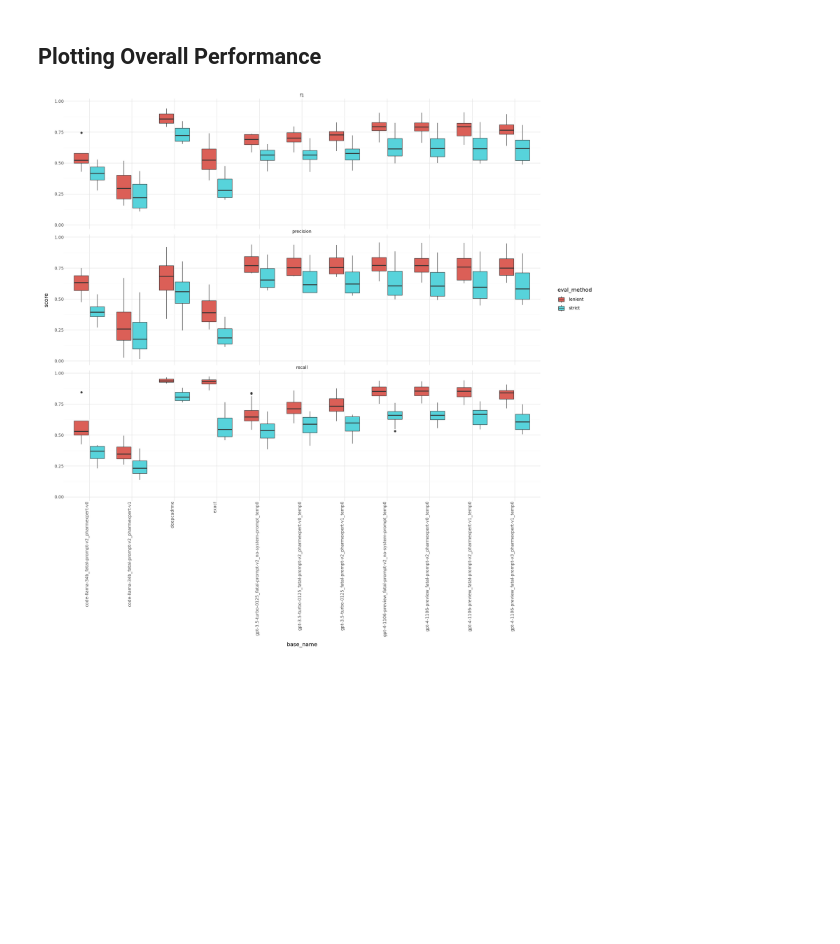
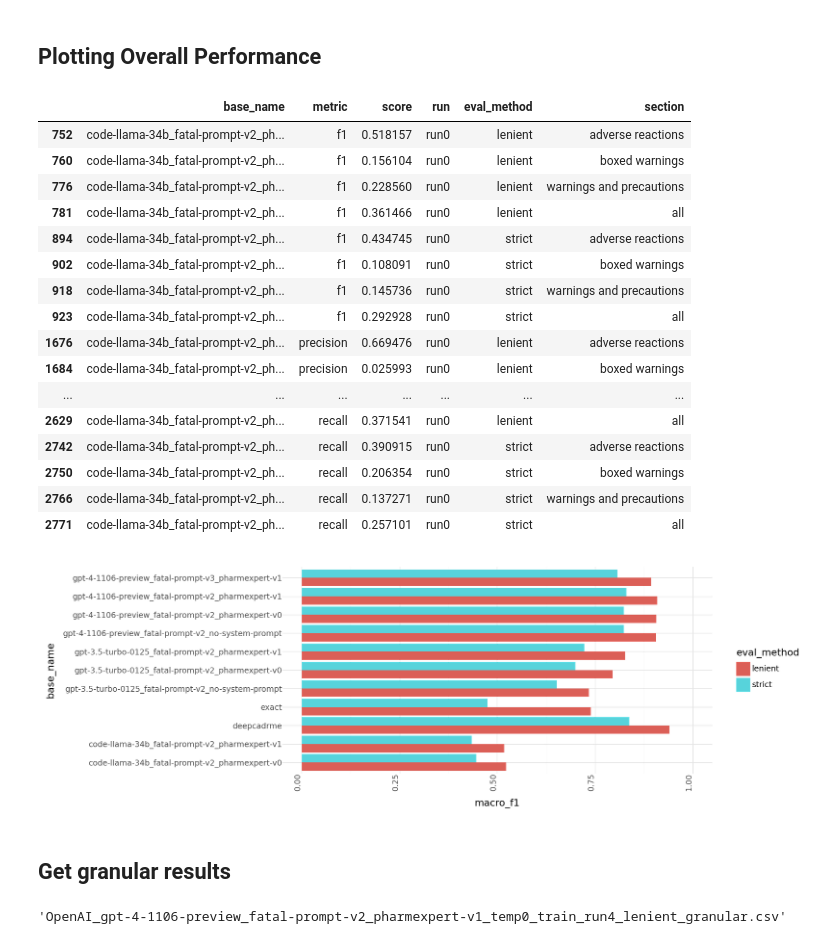
Before and after one commit to tatonetti-lab/onsides-task1, a Jupyter notebook: summarize_results.ipynb, the cells around one changed output. Saved outputs shown, nothing was run; the diff lists cells and outputs as text; code cells hidden in the pictures; blank space fills up the shorter version.

Commit message:
add granular to summarize

```diff
--- a/summarize_results.ipynb
+++ b/summarize_results.ipynb
@@ -32,7 +34,7 @@ for label in tqdm(overall_results):
         basename = '_'.join([llm_model, prompt, system_prompt])
     else: # ['OpenAI', 'gpt-4-1106-preview', 'fatal-prompt-v2', 'pharmexpert-v1', 'temp0', 'train', 'run3', 'lenient', 'overall.csv']
         [api_source, llm_model, prompt, system, temp, dataset, run, eval_method] = relevant_info[:-1]
-        basename = '_'.join([llm_model, prompt, system, temp])
+        basename = '_'.join([llm_model, prompt, system])
 
     with open(label, 'r') as f:
         data = pd.read_csv(f)
@@ -75,16 +69,46 @@ overall_data.head()
 | 4 | OpenAI | gpt-4-1106-preview | adverse reactions | non-meddra | fatal-prompt-v2 | pharmexpert-v1 | temp0 | train | run3 | lenient | ... |
 # %% [markdown]
 ## Plotting Overall Performance
+# %%
+overall_data.query('ade_type == "all" & level == "macro" & base_name == "code-llama-34b_fatal-prompt-v2_pharmexpert-v1"')[
+    ['base_name', 'metric', 'score','run', 'eval_method', 'section']
+    ]
+# %% [output]
+|  | base_name | metric | score | run | eval_method | section |
+| 752 | code-llama-34b_fatal-prompt-v2_ph... | f1 | 0.518157 | run0 | lenient | adverse reactions |
+| 760 | code-llama-34b_fatal-prompt-v2_ph... | f1 | 0.156104 | run0 | lenient | boxed warnings |
+| 776 | code-llama-34b_fatal-prompt-v2_ph... | f1 | 0.228560 | run0 | lenient | warnings and precautions |
+| 781 | code-llama-34b_fatal-prompt-v2_ph... | f1 | 0.361466 | run0 | lenient | all |
+| 894 | code-llama-34b_fatal-prompt-v2_ph... | f1 | 0.434745 | run0 | strict | adverse reactions |
+| 902 | code-llama-34b_fatal-prompt-v2_ph... | f1 | 0.108091 | run0 | strict | boxed warnings |
+| 918 | code-llama-34b_fatal-prompt-v2_ph... | f1 | 0.145736 | run0 | strict | warnings and precautions |
+| 923 | code-llama-34b_fatal-prompt-v2_ph... | f1 | 0.292928 | run0 | strict | all |
+| 1676 | code-llama-34b_fatal-prompt-v2_ph... | precision | 0.669476 | run0 | lenient | adverse reactions |
+| 1684 | code-llama-34b_fatal-prompt-v2_ph... | precision | 0.025993 | run0 | lenient | boxed warnings |
+| ... | ... | ... | ... | ... | ... | ... |
+| 2629 | code-llama-34b_fatal-prompt-v2_ph... | recall | 0.371541 | run0 | lenient | all |
+| 2742 | code-llama-34b_fatal-prompt-v2_ph... | recall | 0.390915 | run0 | strict | adverse reactions |
+| 2750 | code-llama-34b_fatal-prompt-v2_ph... | recall | 0.206354 | run0 | strict | boxed warnings |
+| 2766 | code-llama-34b_fatal-prompt-v2_ph... | recall | 0.137271 | run0 | strict | warnings and precautions |
+| 2771 | code-llama-34b_fatal-prompt-v2_ph... | recall | 0.257101 | run0 | strict | all |
 # %%
-plotnine.options.figure_size = (16, 16)
+plotnine.options.figure_size = (12, 4)
 
 (
-    ggplot(overall_data.query('ade_type == "all" & level == "macro"'),
-           aes(x = 'base_name', y = 'score', fill = 'eval_method')) +
-        geom_point() +
+    ggplot(overall_results.query('ade_type == "all" & section == "adverse reactions"'),
+           aes(x = 'base_name', y = 'macro_f1', fill = 'eval_method')) +
+        geom_bar(stat = 'identity', position = 'dodge') +
         theme_minimal() +
         theme(axis_text_x = element_text(angle = 90, hjust = 1)) +
-        facet_wrap('~metric', ncol = 1)
+        ylim(0, 1) +
+        coord_flip()
 )
 # %% [output]
-[figure, old version]
+[figure, new version]
+# %% [markdown]
+## Get granular results
+# %%
+granular_results = glob.glob('results/*_granular.csv')
+granular_results[0].split('/')[-1]
+# %% [output]
+'OpenAI_gpt-4-1106-preview_fatal-prompt-v2_pharmexpert-v1_temp0_train_run4_lenient_granular.csv'
```
Also changed, not shown: parts of 5 cells of this notebook.
